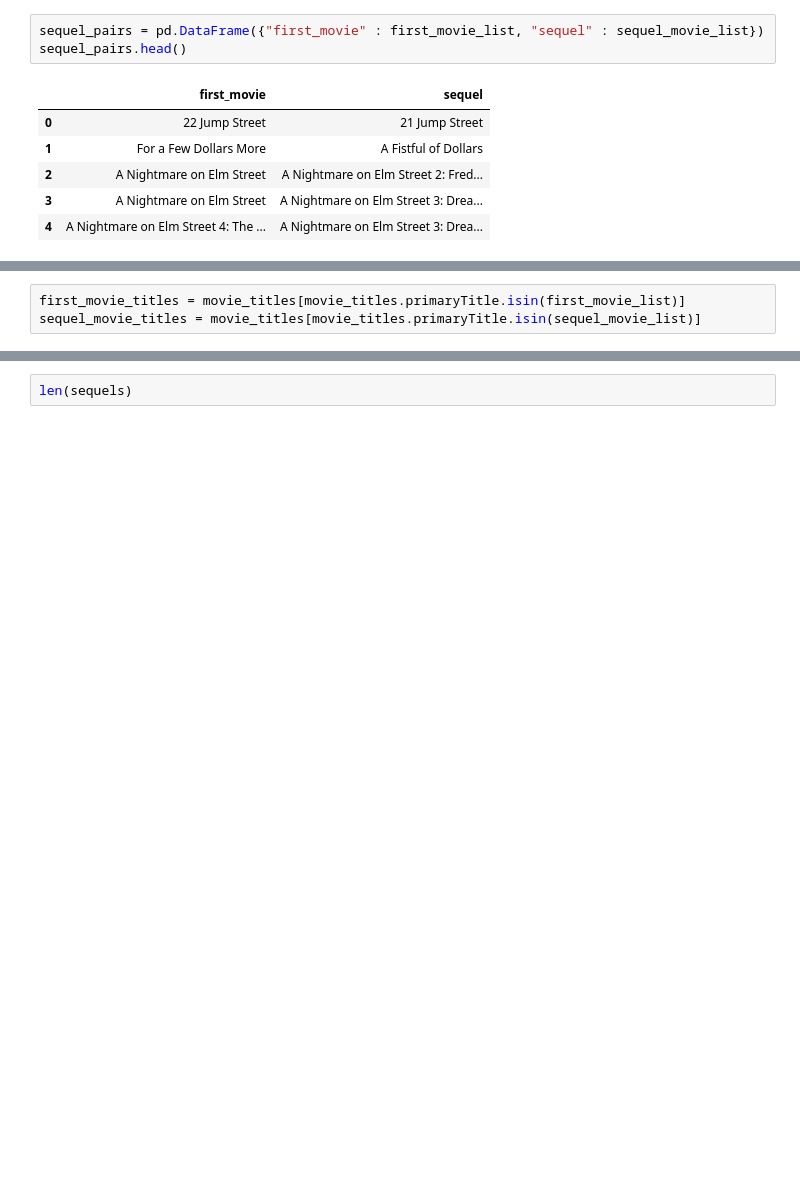
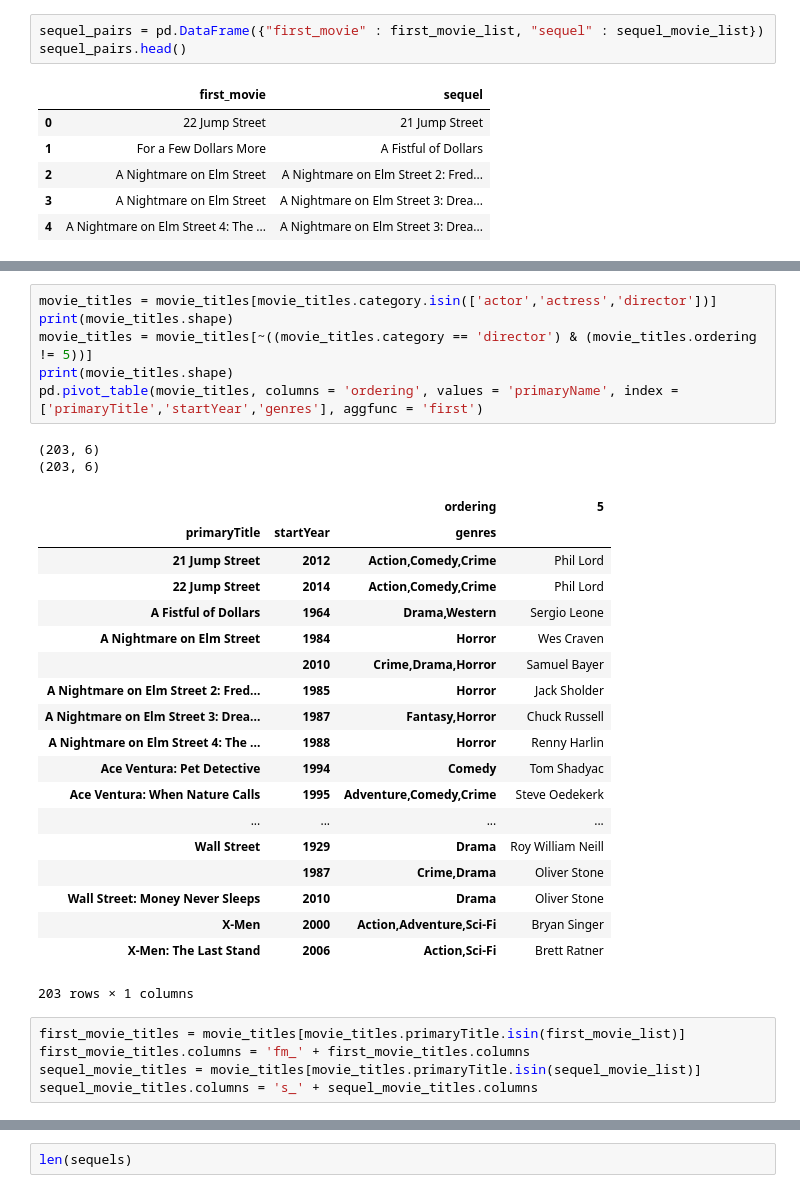
Before and after one commit to MaximeKan/Semi-Supervised, a Jupyter notebook: Identify_sequels.ipynb, the cells around one changed output, grey strips where cells are left out. Drawn from its saved outputs; the diff is of its cells as text; blank space fills up the shorter version.

```diff
--- a/Identify_sequels.ipynb
+++ b/Identify_sequels.ipynb
@@ -90,6 +94,36 @@ movie_titles.head()
+# %%
+movie_titles = movie_titles[movie_titles.category.isin(['actor','actress','director'])]
+print(movie_titles.shape)
+movie_titles = movie_titles[~((movie_titles.category == 'director') & (movie_titles.ordering != 5))]
+print(movie_titles.shape)
+pd.pivot_table(movie_titles, columns = 'ordering', values = 'primaryName', index = ['primaryTitle','startYear','genres'], aggfunc = 'first')
+# %% [output]
+(203, 6)
+(203, 6)
+|  |  | ordering | 5 |
+| primaryTitle | startYear | genres |  |
+| 21 Jump Street | 2012 | Action,Comedy,Crime | Phil Lord |
+| 22 Jump Street | 2014 | Action,Comedy,Crime | Phil Lord |
+| A Fistful of Dollars | 1964 | Drama,Western | Sergio Leone |
+| A Nightmare on Elm Street | 1984 | Horror | Wes Craven |
+|  | 2010 | Crime,Drama,Horror | Samuel Bayer |
+| A Nightmare on Elm Street 2: Fred... | 1985 | Horror | Jack Sholder |
+| A Nightmare on Elm Street 3: Drea... | 1987 | Fantasy,Horror | Chuck Russell |
+| A Nightmare on Elm Street 4: The ... | 1988 | Horror | Renny Harlin |
+| Ace Ventura: Pet Detective | 1994 | Comedy | Tom Shadyac |
+| Ace Ventura: When Nature Calls | 1995 | Adventure,Comedy,Crime | Steve Oedekerk |
+| ... | ... | ... | ... |
+| Wall Street | 1929 | Drama | Roy William Neill |
+|  | 1987 | Crime,Drama | Oliver Stone |
+| Wall Street: Money Never Sleeps | 2010 | Drama | Oliver Stone |
+| X-Men | 2000 | Action,Adventure,Sci-Fi | Bryan Singer |
+| X-Men: The Last Stand | 2006 | Action,Sci-Fi | Brett Ratner |
+203 rows × 1 columns
 # %%
 first_movie_titles = movie_titles[movie_titles.primaryTitle.isin(first_movie_list)]
+first_movie_titles.columns = 'fm_' + first_movie_titles.columns
 sequel_movie_titles = movie_titles[movie_titles.primaryTitle.isin(sequel_movie_list)]
+sequel_movie_titles.columns = 's_' + sequel_movie_titles.columns
 # %%
 first_movie_titles.head()
 # %% [output]
```
Also changed, not shown: parts of 5 cells of this notebook.
